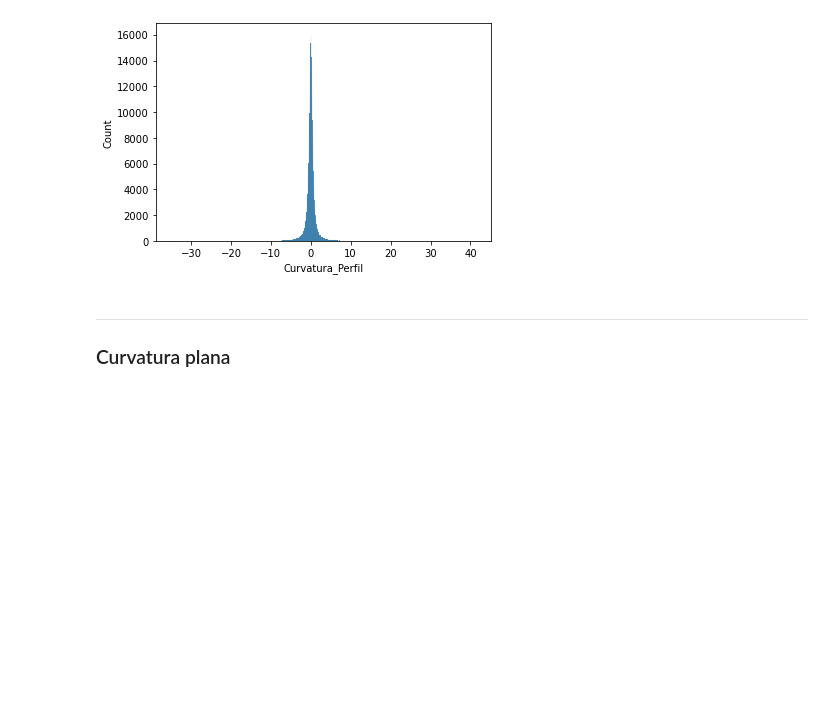
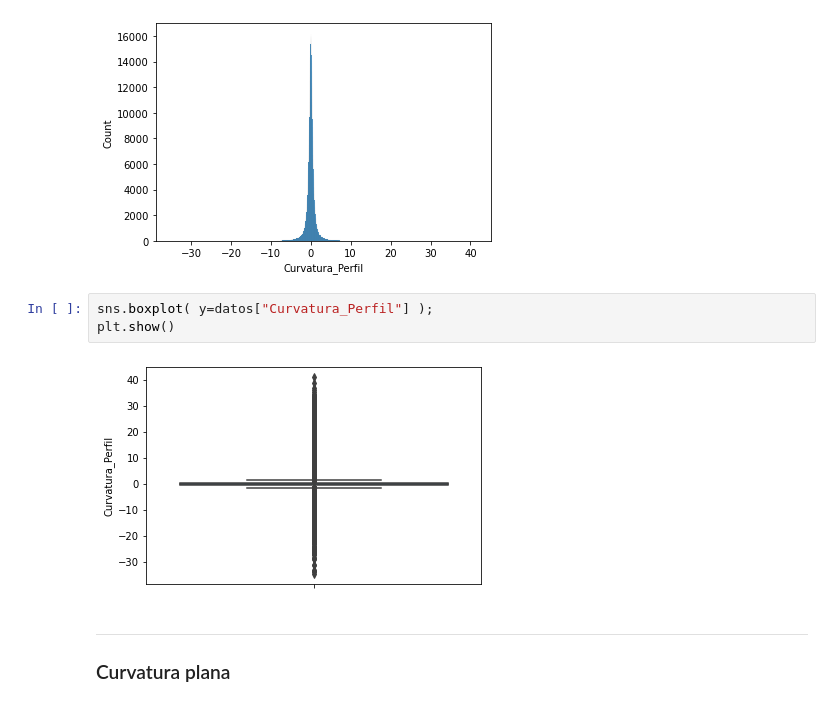
Before and after one commit to ajgm0018/Carcavas_uja, a Jupyter notebook: Berrueco_descriptivo_con_manipulacion.ipynb, the cells around one changed output. Drawn from its saved outputs; the diff is of its cells as text; blank space fills up the shorter version.

```diff
--- a/Berrueco_descriptivo_con_manipulacion.ipynb
+++ b/Berrueco_descriptivo_con_manipulacion.ipynb
@@ -266,6 +269,11 @@ sns.histplot(data=datos, x="Curvatura_Perfil")
 plt.show()
 # %% [output]
 [figure]
+# %%
+sns.boxplot( y=datos["Curvatura_Perfil"] );
+plt.show()
+# %% [output]
+[figure, added]
 # %% [markdown]
 <hr>
 <h3>Curvatura plana</h3>
```
Also changed, not shown: parts of 30 cells of this notebook, 3 other files.
